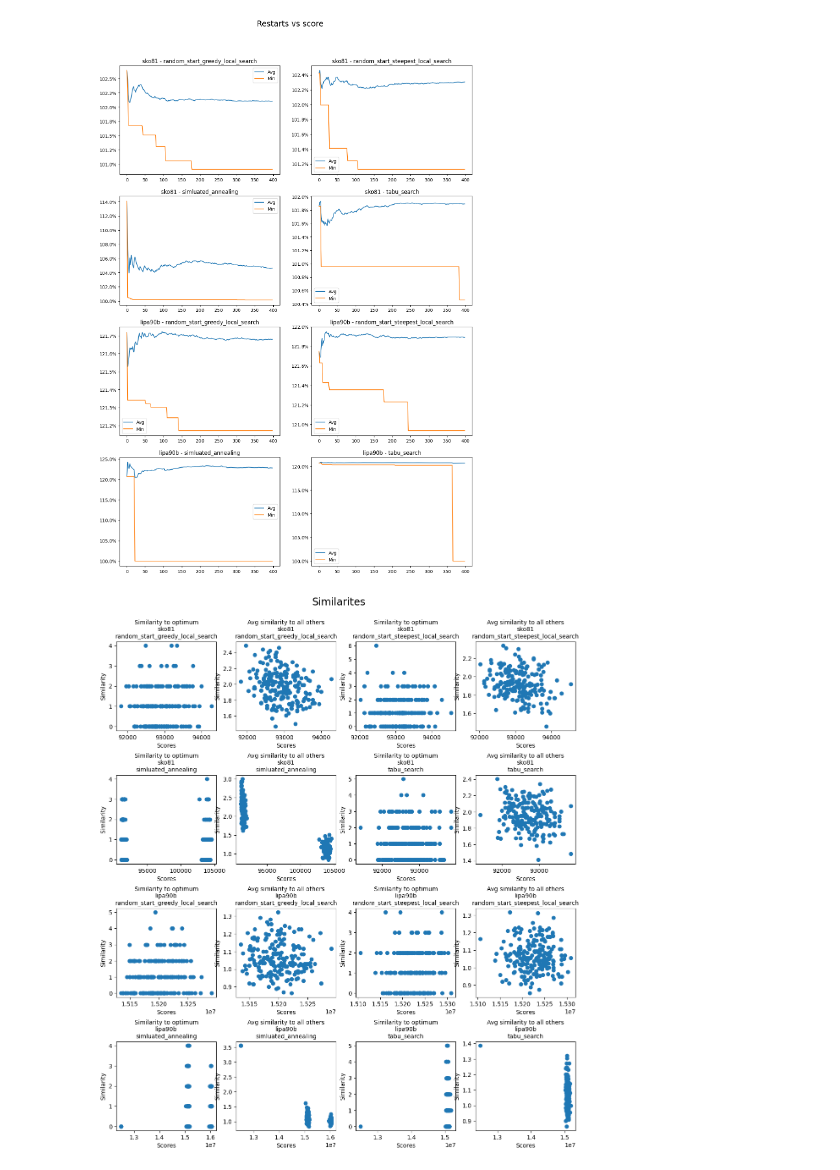
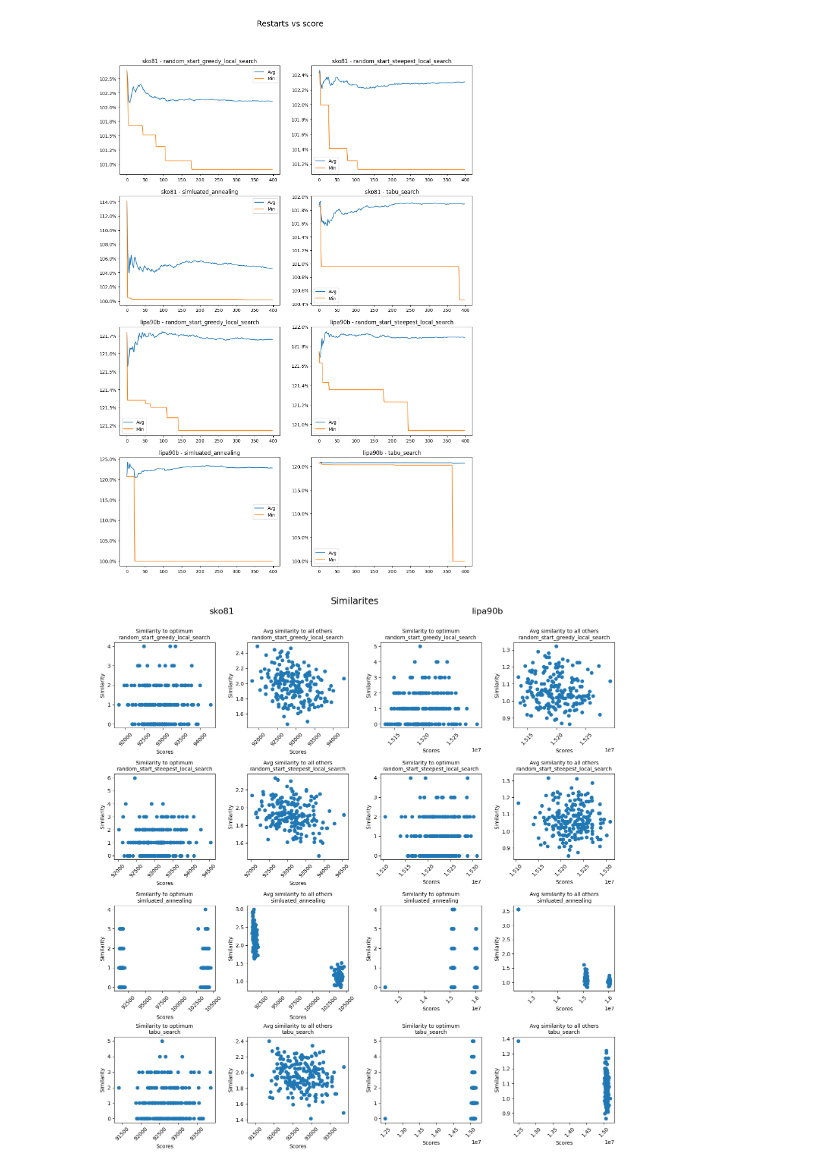
Before and after one commit to 2002jan/put-biam-2025, a Jupyter notebook: visualization/instances_vis.ipynb, the cells around one changed output. Cells and saved outputs as stored; diff of their text form; code cells hidden in the pictures.

Commit message:
add better visualizations

```diff
--- a/visualization/instances_vis.ipynb
+++ b/visualization/instances_vis.ipynb
@@ -305,6 +305,7 @@ for i, instance in enumerate(instances_input):
         ax.set_title(f"{instance} - {algo}\nCorrelation: {cor.correlation:.3f}")
         ax.set_ylabel("Staring fitness")
         ax.set_xlabel("Final fitness")
+        ax.tick_params(axis='x', labelrotation=45)
         # rotate y labels
 
 
@@ -318,5 +319,5 @@ for i, instance in enumerate(instances_input):
 
 st.set_y(0.95)
 
-fig.subplots_adjust(top=0.92, hspace=0.4)
+fig.subplots_adjust(top=0.92, hspace=0.5, wspace=0.3)
 # %% [output]
@@ -357,6 +358,7 @@ fig.subplots_adjust(top=0.88)
 def set_ax_params(c_ax):
     c_ax.set_xlabel("Scores")
     c_ax.set_ylabel("Similarity")
+    c_ax.tick_params(axis='x', labelrotation=45)
 
 fig = plt.figure(figsize=(14, 15))
 st = fig.suptitle("Similarites", fontsize="xx-large")
@@ -368,39 +370,47 @@ for i, instance in enumerate(instances[-2:]):
     for j, algo in enumerate(filter(lambda x: "local_search"  in x or "tabu"  in x or "annealing"  in x, algos)):
 
         ax = fig.add_subplot(4, 4, ax_index)
         ax_index += 1
 
         y = []
         x = []
 
         algo_data = instances_data[instance][algo]
 
         for bs in algo_data.similarities_best:
             x.append(bs[0])
             y.append(bs[1])
 
         ax.scatter(x, y)
-        ax.set_title(f"Similarity to optimum\n{instance}\n{algo}", size=10)
+        ax.set_title(f"Similarity to optimum\n{algo}", size=10)
         set_ax_params(ax)
 
         ax = fig.add_subplot(4, 4, ax_index)
-        ax_index += 1
+        ax_index += 3
 
         y = []
         x = []
 
         for bs in algo_data.similarities_avg:
             x.append(bs[0])
             y.append(bs[1])
 
         ax.scatter(x, y)
-        ax.set_title(f"Avg similarity to all others\n{instance}\n{algo}", size=10)
+        ax.set_title(f"Avg similarity to all others\n{algo}", size=10)
         set_ax_params(ax)
 
-st.set_y(0.95)
-fig.subplots_adjust(top=0.88, hspace=0.5)
+    ax_index = 3
+
+fig.text(0.25, 0.95, "sko81",  fontsize=16, ha='center')
+fig.text(0.75, 0.95, "lipa90b",  fontsize=16, ha='center')
+
+fig.tight_layout()
+fig.subplots_adjust(top=0.9)
+
+# st.set_y(0.95)
+# fig.subplots_adjust(top=0.88, hspace=0.5, wspace=0.3)
 # %% [output]
-[figure, old version]
+[figure, new version]
 # %%
 instances_input = instances
 
```
Also changed, not shown: parts of 2 cells of this notebook.
